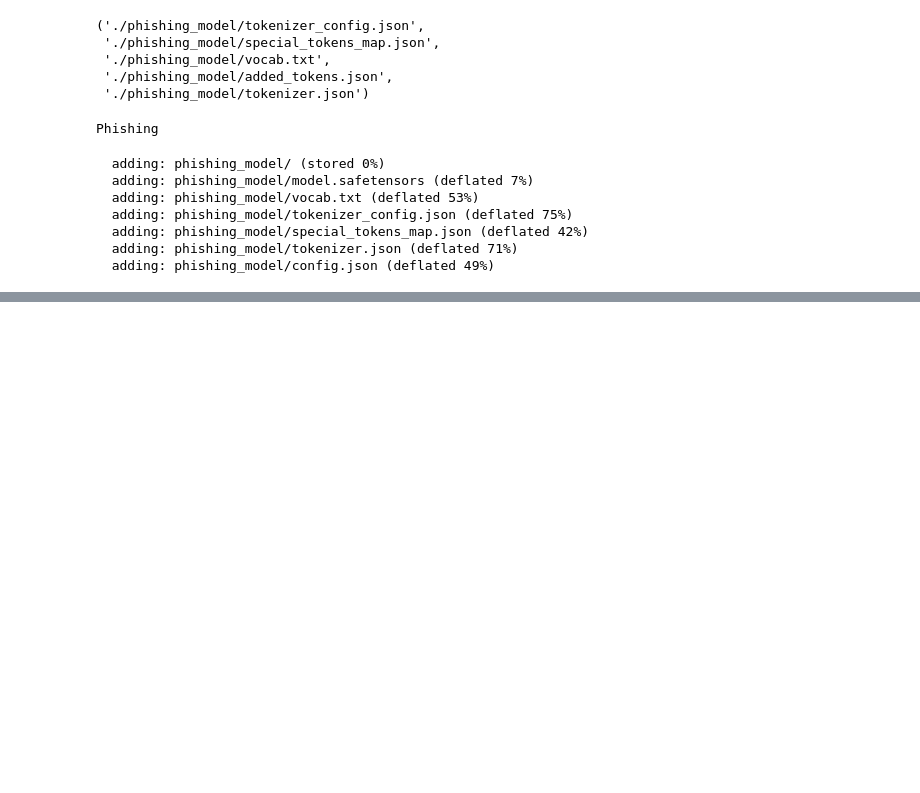
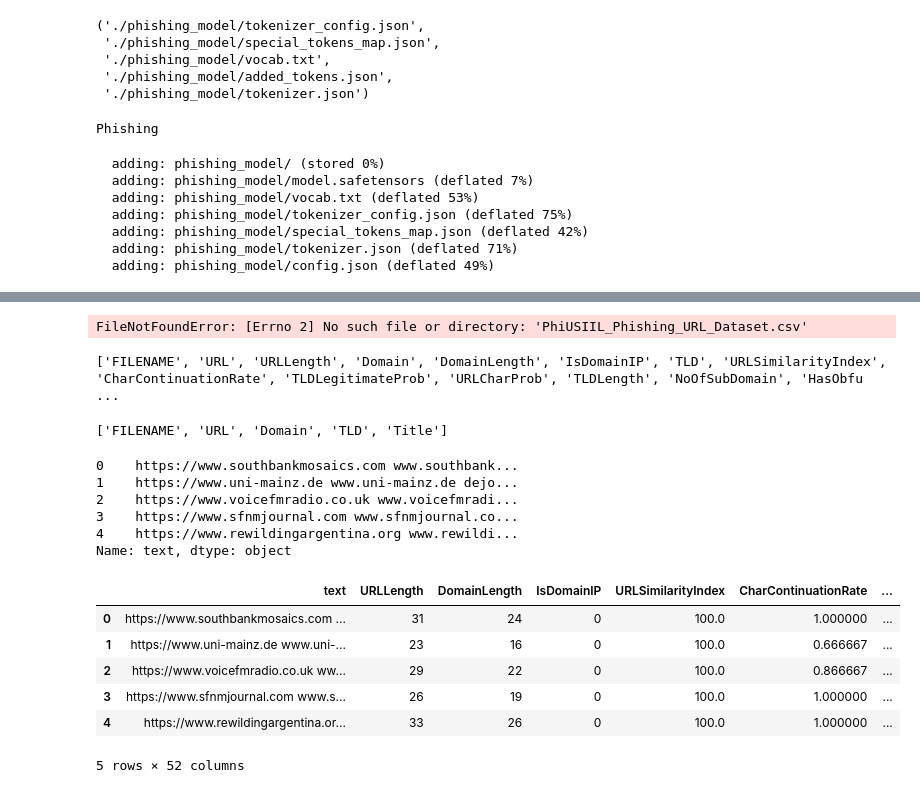
Before and after one commit to M4700F/BERT, a Jupyter notebook: BERT.ipynb, the cells around one changed output, grey strips where cells are left out. Saved outputs shown, nothing was run; the diff lists cells and outputs as text; code cells hidden in the pictures; blank space fills up the shorter version.

Commit message:
Implemented phishing URL Detection

```diff
--- a/BERT.ipynb
+++ b/BERT.ipynb
@@ -229,0 +285,55 @@ files.download('phishing_model.zip')
+# %%
+import pandas as pd
+
+dataset = pd.read_csv('PhiUSIIL_Phishing_URL_Dataset.csv')
+
+dataset.head()
+# %% [output]
+FileNotFoundError: [Errno 2] No such file or directory: 'PhiUSIIL_Phishing_URL_Dataset.csv'
+# %%
+print(dataset.columns.tolist())
+# %% [output]
+['FILENAME', 'URL', 'URLLength', 'Domain', 'DomainLength', 'IsDomainIP', 'TLD', 'URLSimilarityIndex', 'CharContinuationRate', 'TLDLegitimateProb', 'URLCharProb', 'TLDLength', 'NoOfSubDomain', 'HasObfu ...
+# %%
+text_columns = dataset.select_dtypes(include=['object']).columns.tolist()
+
+print(text_columns)
+# %% [output]
+['FILENAME', 'URL', 'Domain', 'TLD', 'Title']
+# %%
+dataset["text"] = dataset["URL"] + " " + dataset["Domain"] + " " + dataset["TLD"] + dataset["Title"]
+# pd.reset_option('display.max_colwidth')
+
+print(dataset["text"].head())
+# %% [output]
+0    https://www.southbankmosaics.com www.southbank...
+1    https://www.uni-mainz.de www.uni-mainz.de dejo...
+2    https://www.voicefmradio.co.uk www.voicefmradi...
+3    https://www.sfnmjournal.com www.sfnmjournal.co...
+4    https://www.rewildingargentina.org www.rewildi...
+Name: text, dtype: object
+# %%
+numerical_features = [
+    "URLLength", "DomainLength", "IsDomainIP", "URLSimilarityIndex", "CharContinuationRate",
+    "TLDLegitimateProb", "URLCharProb", "TLDLength", "NoOfSubDomain", "HasObfuscation",
+    "NoOfObfuscatedChar", "ObfuscationRatio", "NoOfLettersInURL", "LetterRatioInURL",
+    "NoOfDegitsInURL", "DegitRatioInURL", "NoOfEqualsInURL", "NoOfQMarkInURL",
+    "NoOfAmpersandInURL", "NoOfOtherSpecialCharsInURL", "SpacialCharRatioInURL", "IsHTTPS",
+    "LineOfCode", "LargestLineLength", "HasTitle", "DomainTitleMatchScore", "URLTitleMatchScore",
+    "HasFavicon", "Robots", "IsResponsive", "NoOfURLRedirect", "NoOfSelfRedirect", "HasDescription",
+    "NoOfPopup", "NoOfiFrame", "HasExternalFormSubmit", "HasSocialNet", "HasSubmitButton",
+    "HasHiddenFields", "HasPasswordField", "Bank", "Pay", "Crypto", "HasCopyrightInfo", "NoOfImage",
+    "NoOfCSS", "NoOfJS", "NoOfSelfRef", "NoOfEmptyRef", "NoOfExternalRef"
+]
+
+dataset = dataset[["text"] + numerical_features + ["label"]]
+# %%
+dataset.head()
+# %% [output]
+|  | text | URLLength | DomainLength | IsDomainIP | URLSimilarityIndex | CharContinuationRate | ... |
+| 0 | https://www.southbankmosaics.com ... | 31 | 24 | 0 | 100.0 | 1.000000 | ... |
+| 1 | https://www.uni-mainz.de www.uni-... | 23 | 16 | 0 | 100.0 | 0.666667 | ... |
+| 2 | https://www.voicefmradio.co.uk ww... | 29 | 22 | 0 | 100.0 | 0.866667 | ... |
+| 3 | https://www.sfnmjournal.com www.s... | 26 | 19 | 0 | 100.0 | 1.000000 | ... |
+| 4 | https://www.rewildingargentina.or... | 33 | 26 | 0 | 100.0 | 1.000000 | ... |
+5 rows × 52 columns
```
Also changed, not shown: parts of 8 cells of this notebook.
